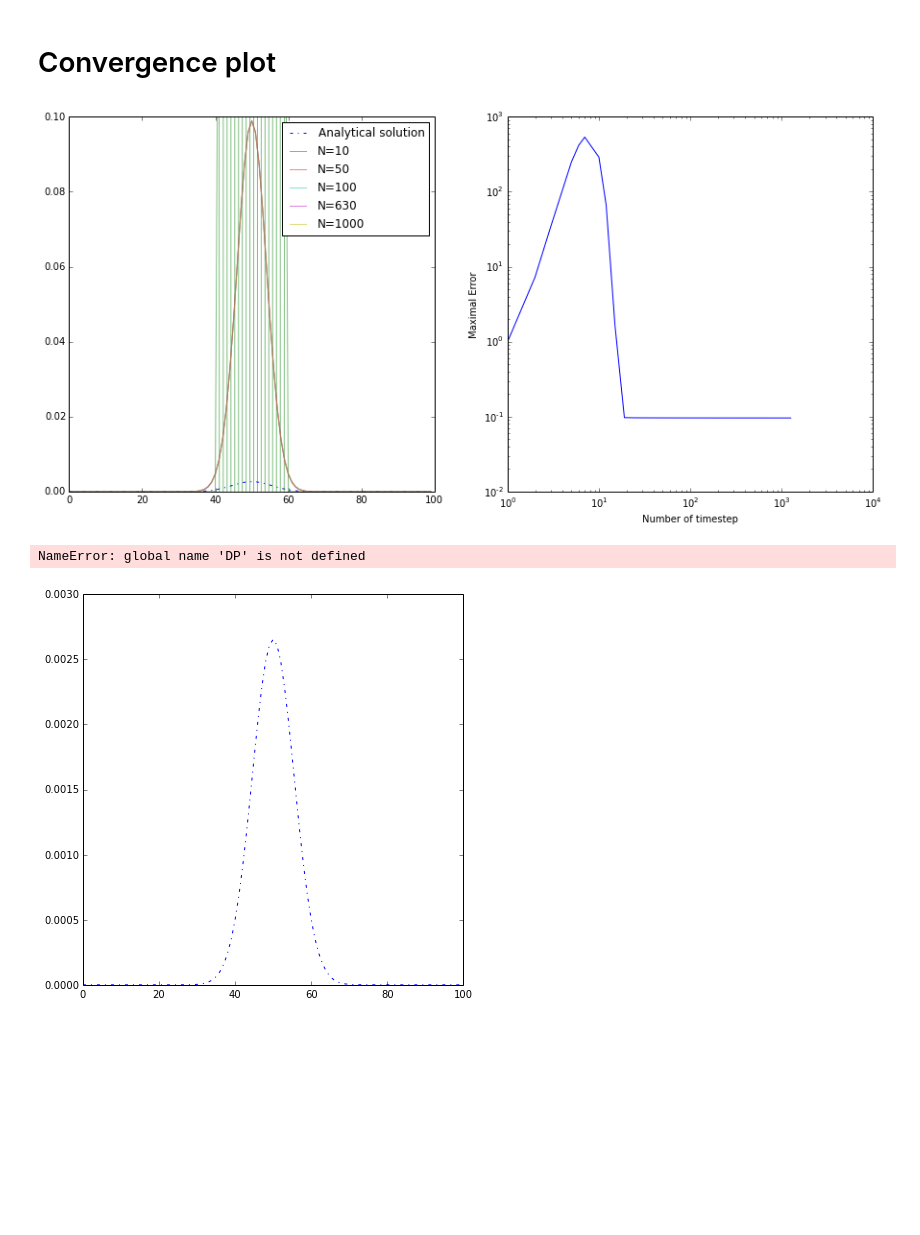
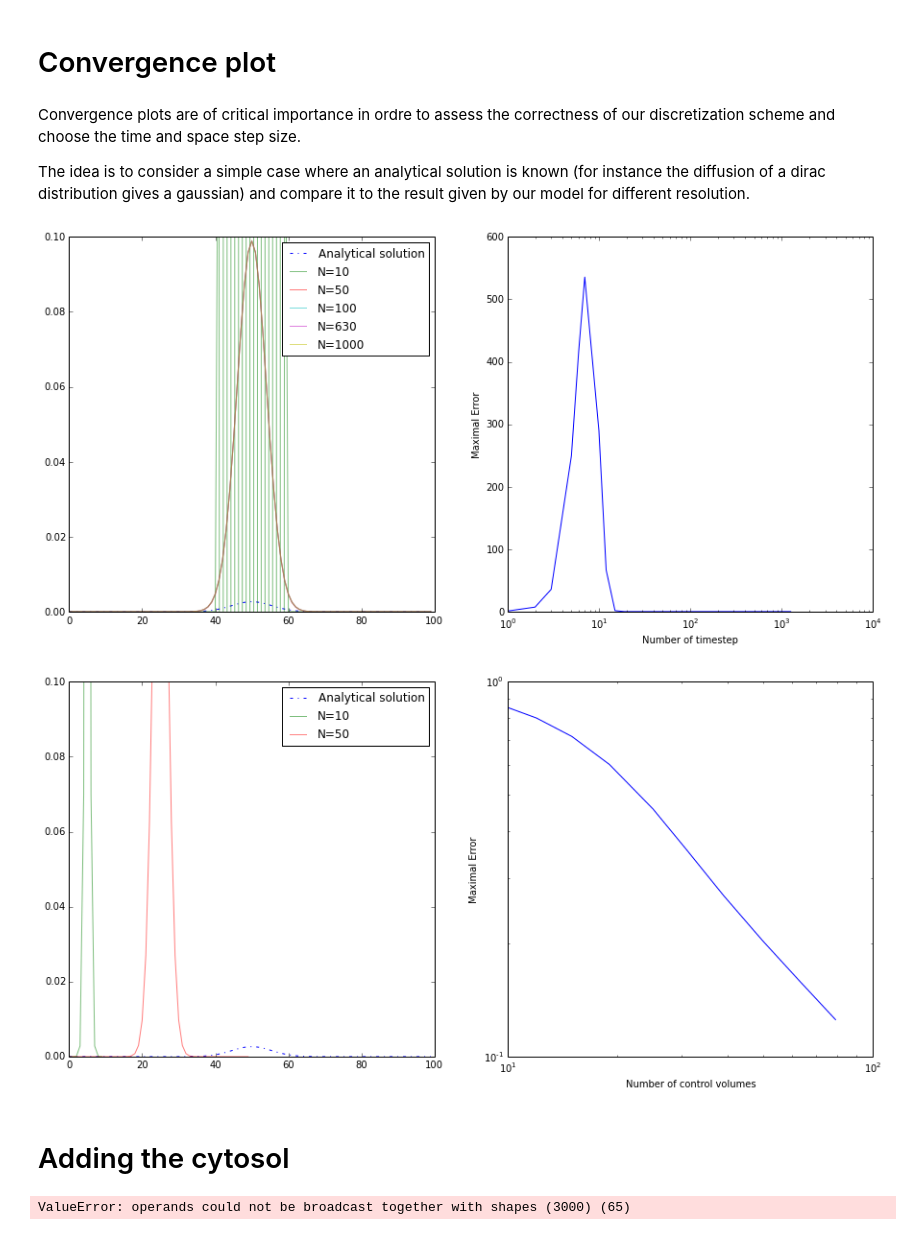
Before and after one commit to geeklhem/polarikss, a Jupyter notebook: model.ipynb, the cells around one changed output. Cells and saved outputs as stored; diff of their text form; code cells hidden in the pictures; blank space fills up the shorter version.

```diff
--- a/model.ipynb
+++ b/model.ipynb
@@ -144,9 +125,9 @@ t=f [  244.93450745   464.91400061   776.68111724  1131.05156584  1423.31244265]
 # First we definie an empy matrix (time*space) that we will fill step by step.
 p = np.zeros((3000, 65))
 # Initial conditions : a dirac in the middle.
-p[0,:] = 100
+p[0,:] = np.sin(np.arange(p.shape[1]))
 
 # Run the simulation !
-play(p,param)
+diffusion(p,param)
 display(p)
 # %% [output]
@@ -157,5 +138,10 @@ t=f [ 100.  100.  100.  100.  100.]
 # %% [markdown]
 # Convergence plot
+# %% [markdown]
+Convergence plots are of critical importance in ordre to assess the correctness of our discretization scheme and choose the time and space step size.
+
+The idea is to consider a simple case where an analytical solution is known (for instance the diffusion of a dirac
+distribution gives a gaussian) and compare it to the result given by our model for different resolution.
 # %%
 # Convergence in time...
 
@@ -190,10 +176,10 @@ plt.subplot(1,2,2)
 plt.plot(N,e)
 plt.xlabel("Number of timestep")
 plt.ylabel("Maximal Error")
-plt.yscale('log')
+#plt.yscale('log')
 plt.xscale('log')
 # %% [output]
-[figure, old version]
+[figure, new version]
 # %%
 # Convergence in time...
 
@@ -209,33 +195,34 @@ plt.subplot(1,2,1)
 plt.plot(range(100),analytical,'-.',label="Analytical solution",)
 
 e = [] #error
 N = [] #number of steps
 
 for n in np.arange(1,2,0.1):
 
     p = np.zeros((100, 10**n))
     p[0,int(p.shape[1]/2)] = 1 #A dirac
     p = diffusion(p,param)
 
     # add
     N.append(p.shape[1])
     analytical = [(
                (4*np.pi*param["D"]*param["T"])**-1/2
                 * np.exp((-(-50+x)**2)*(4*param["D"]*param["T"])**-1)
                ) for x in range(int(10**n))]
     e.append(np.max(abs(p[-1,:]-analytical)))
     if N[-1]%10 == 0:
         plt.plot(range(p.shape[1]),p[-1,:],alpha=0.5,label="N={}".format(N[-1]))
 
 plt.ylim(0,0.1)
 plt.legend()
 plt.subplot(1,2,2)
 plt.plot(N,e)
-plt.plot(N,N**-2)
+#plt.plot(N,N**-2)
 plt.xlabel("Number of control volumes")
 plt.ylabel("Maximal Error")
 plt.yscale('log')
 plt.xscale('log')
 # %% [output]
-NameError: global name 'DP' is not defined
-[figure, old version]
+[figure, new version]
+# %% [markdown]
+# Adding the cytosol
@@ -241,0 +258,14 @@ NameError: global name 'DP' is not defined
+# %%
+# First we definie an empy matrix (time*space) that we will fill step by step.
+p = np.zeros((3000, 65))
+# Initial conditions : a dirac in the middle.
+p[0,int(p.shape[1]/2)] = 10000
+p[0,5] = 10000
+p[0,25] = 10000
+
+
+# Run the simulation !
+p,cyto = cytosol(p,param)
+display(p,cyto)
+# %% [output]
+ValueError: operands could not be broadcast together with shapes (3000) (65)
```
Also changed, not shown: parts of 8 cells of this notebook, 1 other file.
